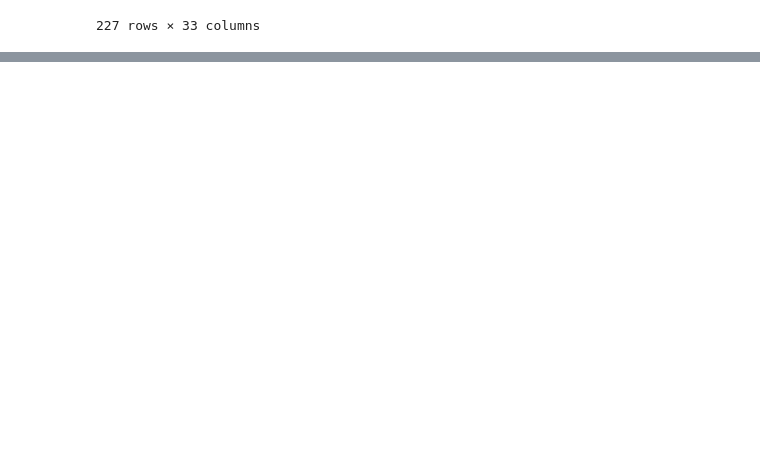
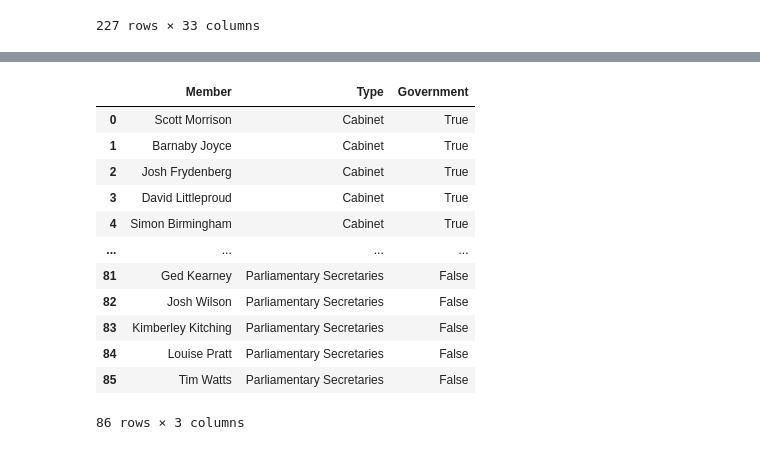
Before and after one commit to Mappboy/apemap, a Jupyter notebook: notebooks/query_reps.ipynb, the cells around one changed output, grey strips where cells are left out. Cells and saved outputs as stored; diff of their text form; code cells hidden in the pictures; blank space fills up the shorter version.

```diff
--- a/notebooks/query_reps.ipynb
+++ b/notebooks/query_reps.ipynb
@@ -208,0 +223,16 @@ inc_mat_csv
+# %%
+ministry_csv
+# %% [output]
+|  | Member | Type | Government |
+| 0 | Scott Morrison | Cabinet | True |
+| 1 | Barnaby Joyce | Cabinet | True |
+| 2 | Josh Frydenberg | Cabinet | True |
+| 3 | David Littleproud | Cabinet | True |
+| 4 | Simon Birmingham | Cabinet | True |
+| ... | ... | ... | ... |
+| 81 | Ged Kearney | Parliamentary Secretaries | False |
+| 82 | Josh Wilson | Parliamentary Secretaries | False |
+| 83 | Kimberley Kitching | Parliamentary Secretaries | False |
+| 84 | Louise Pratt | Parliamentary Secretaries | False |
+| 85 | Tim Watts | Parliamentary Secretaries | False |
+86 rows × 3 columns
```
Also changed, not shown: parts of 20 cells of this notebook, 6 other files.
